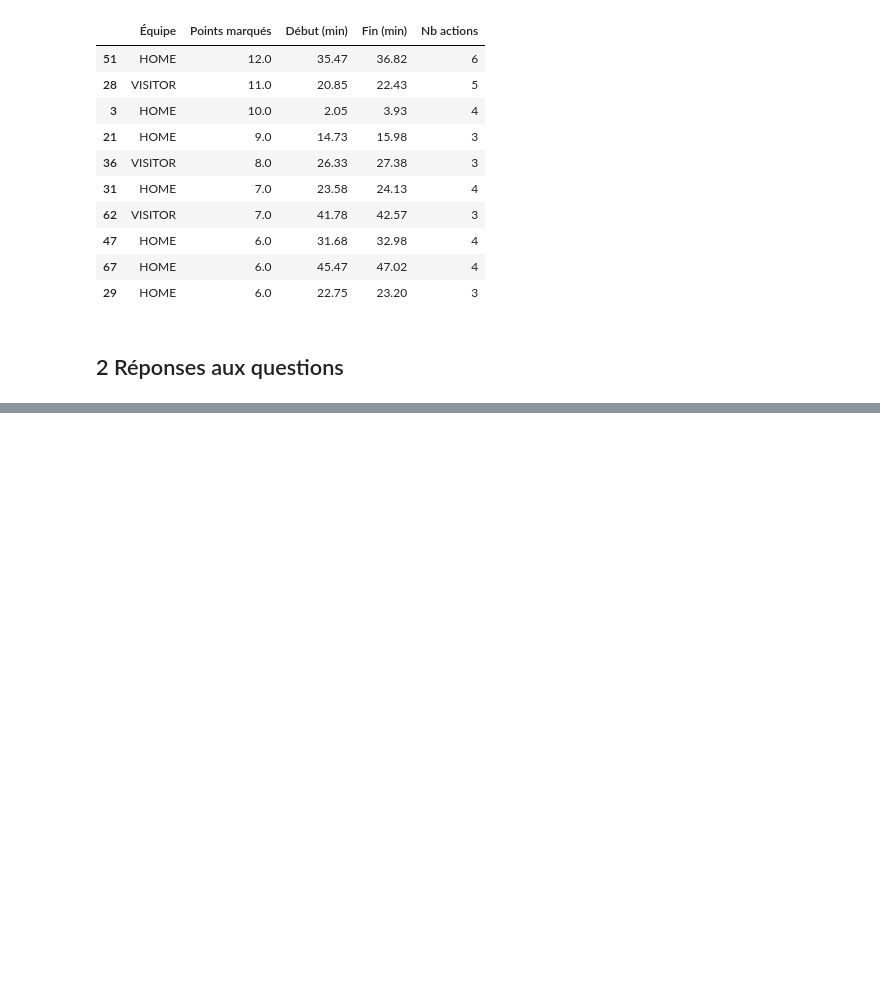
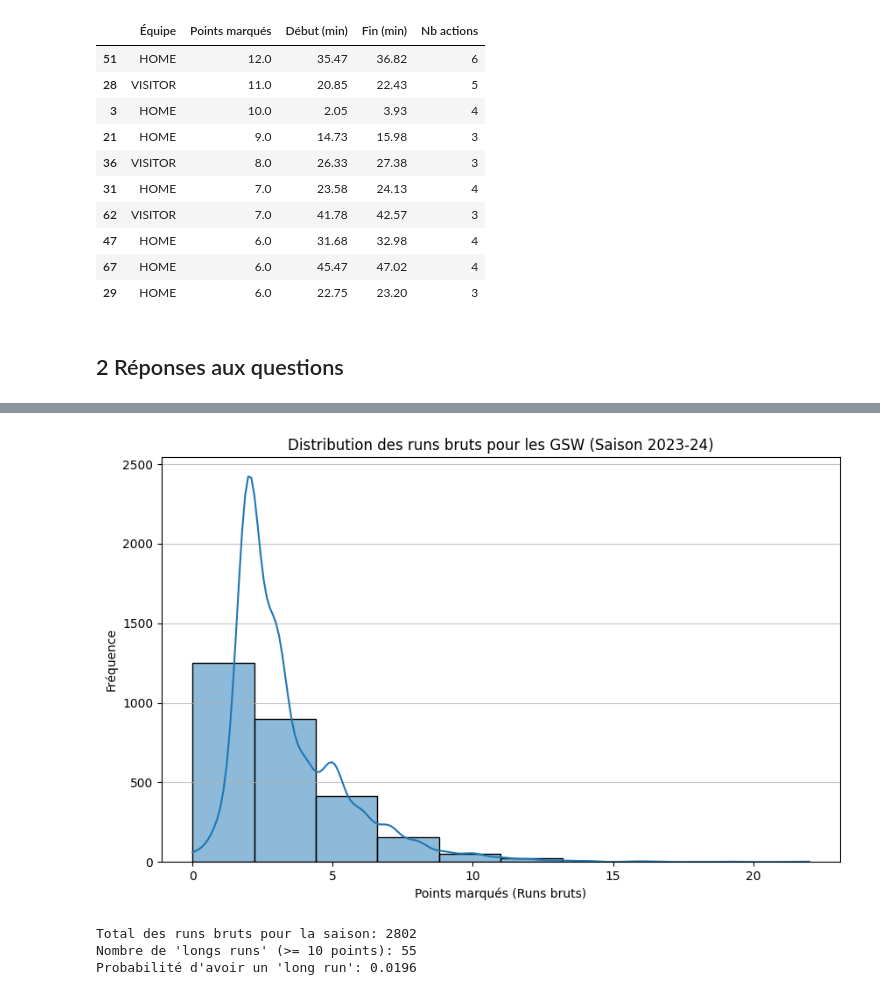
Before and after one commit to Lduvignacq/Analyse-statistique-du-momentum-dans-le-sport---Application-la-NBA, a Jupyter notebook: analyse_EVT.ipynb, the cells around one changed output, grey strips where cells are left out. Saved outputs shown, nothing was run; the diff lists cells and outputs as text; code cells hidden in the pictures; blank space fills up the shorter version.

```diff
--- a/analyse_EVT.ipynb
+++ b/analyse_EVT.ipynb
@@ -42,4 +42,6 @@ from nba_api.stats.endpoints import (
 )
 from nba_api.stats.static import teams, players
 
-from utils import nba_request_with_retry, get_team_id ,get_box, get_extended_pbp, get_blowout_games_and_scores, analysis_extreme_run, fit_gev_distribution, get_pbp, get_games_played, point_filter1, point_filter2,fetch_pbp_for_games, SLEEP
+from utils_ import nba_request_with_retry, get_team_id ,get_box, get_extended_pbp, analysis_extreme_run, fit_gev_distribution, get_pbp, get_games_played, point_filter1, point_filter2,fetch_pbp_for_games
+
+SLEEP = 2
@@ -1351,0 +574,26 @@ Average final score difference (weighted runs): 5.65 points
+# %%
+plt.figure(figsize=(10, 6))
+sns.histplot(all_raw_runs_gsw_season['pts'], bins=10, kde=True)
+plt.title(f'Distribution des runs bruts pour les GSW (Saison {season_to_analyze})')
+plt.xlabel('Points marqués (Runs bruts)')
+plt.ylabel('Fréquence')
+plt.grid(axis='y', alpha=0.75)
+plt.show()
+# %% [output]
+[figure, added]
+# %%
+long_run_threshold = 10
+
+total_raw_runs = len(all_raw_runs_gsw_season)
+long_runs = all_raw_runs_gsw_season[all_raw_runs_gsw_season['pts'] >= long_run_threshold]
+num_long_runs = len(long_runs)
+
+probability_long_run = num_long_runs / total_raw_runs if total_raw_runs > 0 else 0
+
+print(f"Total des runs bruts pour la saison: {total_raw_runs}")
+print(f"Nombre de 'longs runs' (>= {long_run_threshold} points): {num_long_runs}")
+print(f"Probabilité d'avoir un 'long run': {probability_long_run:.4f}")
+# %% [output]
+Total des runs bruts pour la saison: 2802
+Nombre de 'longs runs' (>= 10 points): 55
+Probabilité d'avoir un 'long run': 0.0196
```
Also changed, not shown: parts of 103 cells of this notebook.
